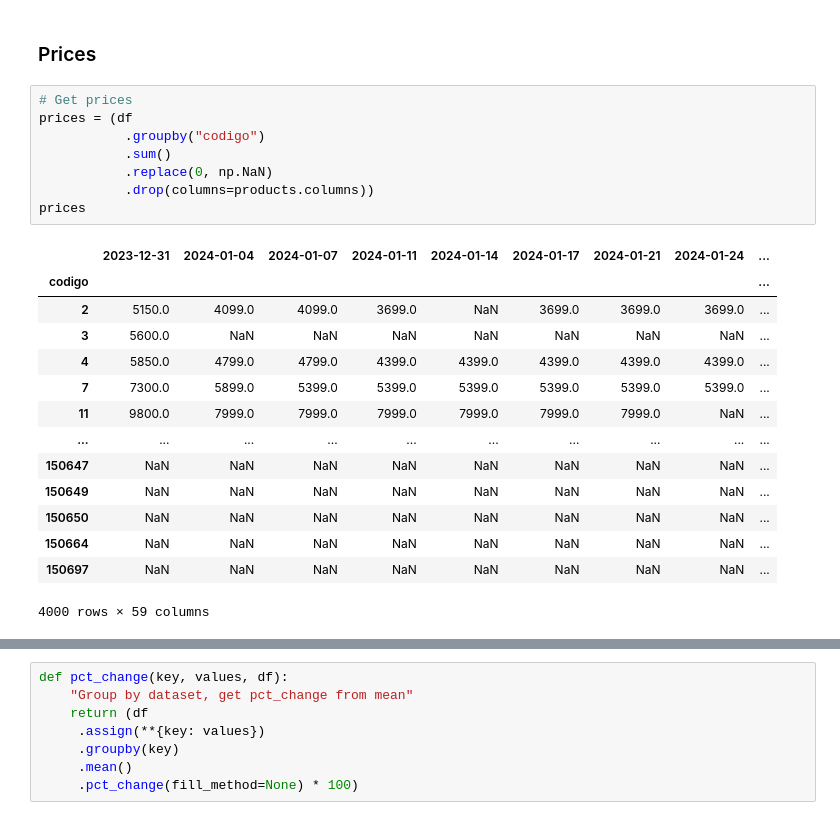
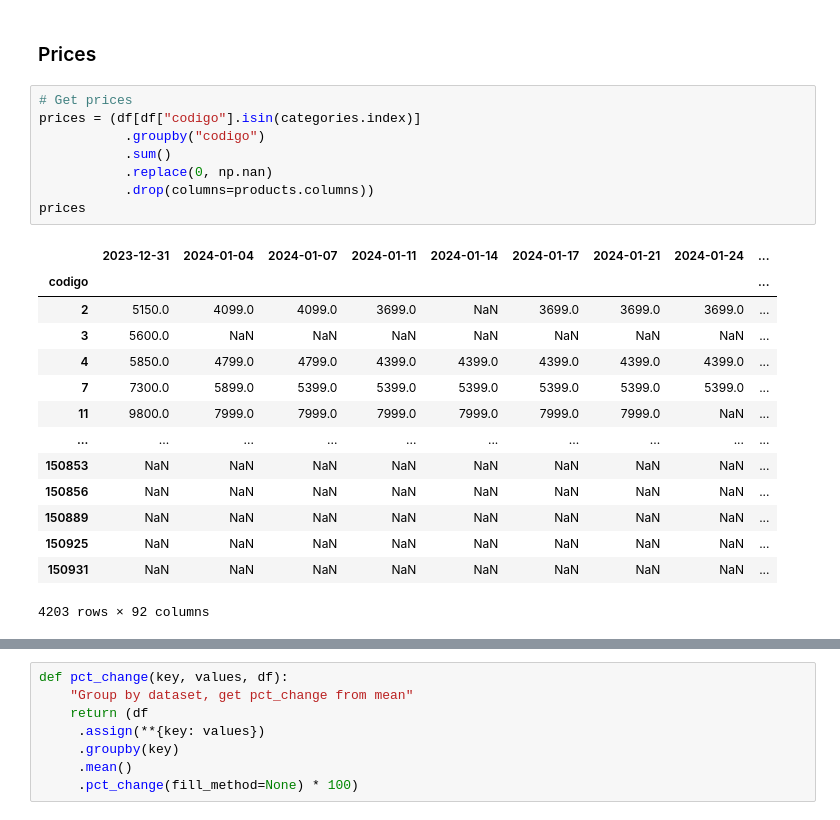
Before and after one commit to mrti259/elabastecedor, a Jupyter notebook: data-analysis.ipynb, the cells around one changed output, grey strips where cells are left out. Saved outputs shown, nothing was run; the diff lists cells and outputs as text.

```diff
--- a/data-analysis.ipynb
+++ b/data-analysis.ipynb
@@ -156,27 +169,27 @@ memory usage: 124.8+ KB
 ### Prices
 # %%
 # Get prices
-prices = (df
+prices = (df[df["codigo"].isin(categories.index)]
            .groupby("codigo")
            .sum()
-           .replace(0, np.NaN)
+           .replace(0, np.nan)
            .drop(columns=products.columns))
 prices
 # %% [output]
 |  | 2023-12-31 | 2024-01-04 | 2024-01-07 | 2024-01-11 | 2024-01-14 | 2024-01-17 | 2024-01-21 | 2024-01-24 | ... |
 | codigo |  |  |  |  |  |  |  |  | ... |
 | 2 | 5150.0 | 4099.0 | 4099.0 | 3699.0 | NaN | 3699.0 | 3699.0 | 3699.0 | ... |
 | 3 | 5600.0 | NaN | NaN | NaN | NaN | NaN | NaN | NaN | ... |
 | 4 | 5850.0 | 4799.0 | 4799.0 | 4399.0 | 4399.0 | 4399.0 | 4399.0 | 4399.0 | ... |
 | 7 | 7300.0 | 5899.0 | 5399.0 | 5399.0 | 5399.0 | 5399.0 | 5399.0 | 5399.0 | ... |
 | 11 | 9800.0 | 7999.0 | 7999.0 | 7999.0 | 7999.0 | 7999.0 | 7999.0 | NaN | ... |
 | ... | ... | ... | ... | ... | ... | ... | ... | ... | ... |
-| 150647 | NaN | NaN | NaN | NaN | NaN | NaN | NaN | NaN | ... |
-| 150649 | NaN | NaN | NaN | NaN | NaN | NaN | NaN | NaN | ... |
-| 150650 | NaN | NaN | NaN | NaN | NaN | NaN | NaN | NaN | ... |
-| 150664 | NaN | NaN | NaN | NaN | NaN | NaN | NaN | NaN | ... |
-| 150697 | NaN | NaN | NaN | NaN | NaN | NaN | NaN | NaN | ... |
+| 150853 | NaN | NaN | NaN | NaN | NaN | NaN | NaN | NaN | ... |
+| 150856 | NaN | NaN | NaN | NaN | NaN | NaN | NaN | NaN | ... |
+| 150889 | NaN | NaN | NaN | NaN | NaN | NaN | NaN | NaN | ... |
+| 150925 | NaN | NaN | NaN | NaN | NaN | NaN | NaN | NaN | ... |
+| 150931 | NaN | NaN | NaN | NaN | NaN | NaN | NaN | NaN | ... |
-4000 rows × 59 columns
+4203 rows × 92 columns
 # %%
 # Show prices' statistics per date
 prices.describe()
```
Also changed, not shown: parts of 21 cells of this notebook.
